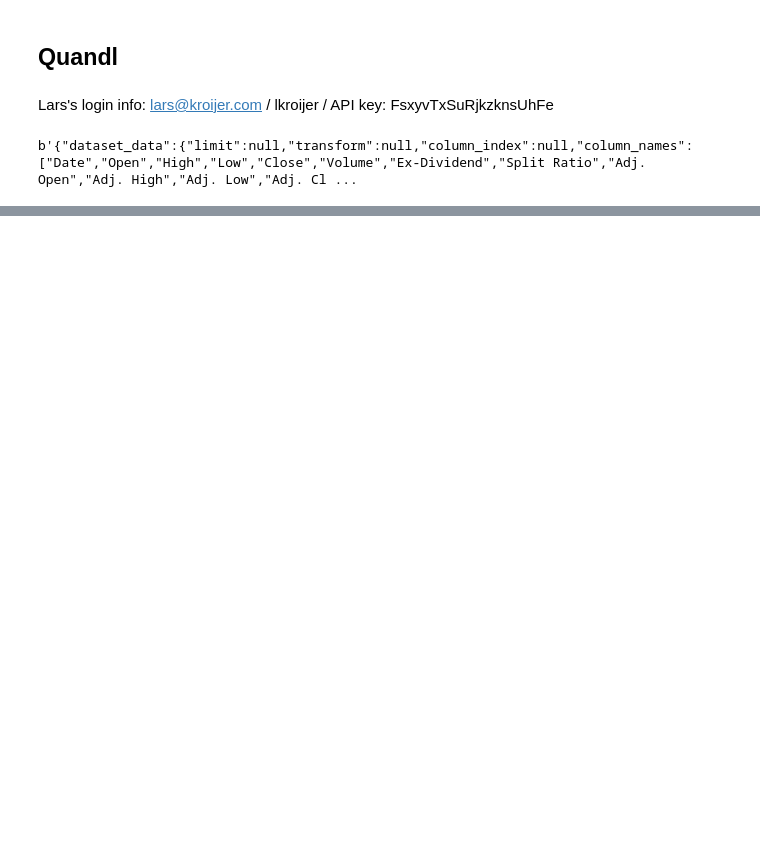
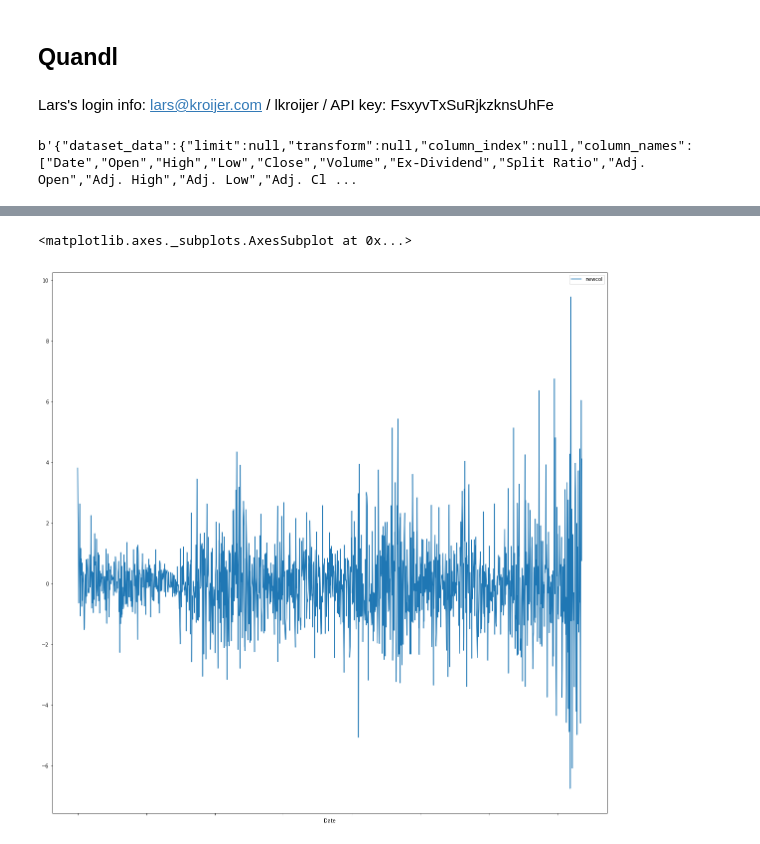
Before and after one commit to larsk123/ipython_api_stuff, a Jupyter notebook: AR API Stuff.ipynb, the cells around one changed output, grey strips where cells are left out. Drawn from its saved outputs; the diff is of its cells as text; code cells hidden in the pictures; blank space fills up the shorter version.

```diff
--- a/AR API Stuff.ipynb
+++ b/AR API Stuff.ipynb
@@ -72,0 +93,6 @@ q_df.head()
+# %%
+q_df['newcol'] = q_df['Open'] - q_df['Close']
+q_df.plot(x = 'Date', y = 'newcol', figsize = (20, 20))
+# %% [output]
+<matplotlib.axes._subplots.AxesSubplot at 0x...>
+[figure, added]
```
Also changed, not shown: parts of 4 cells of this notebook.
